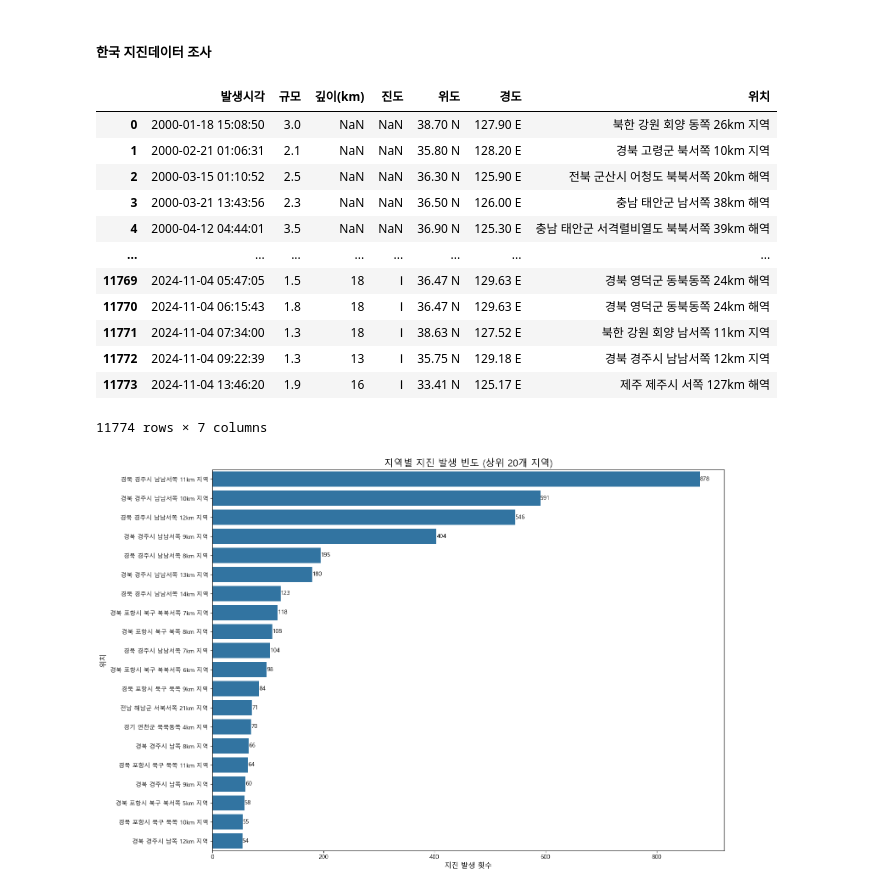
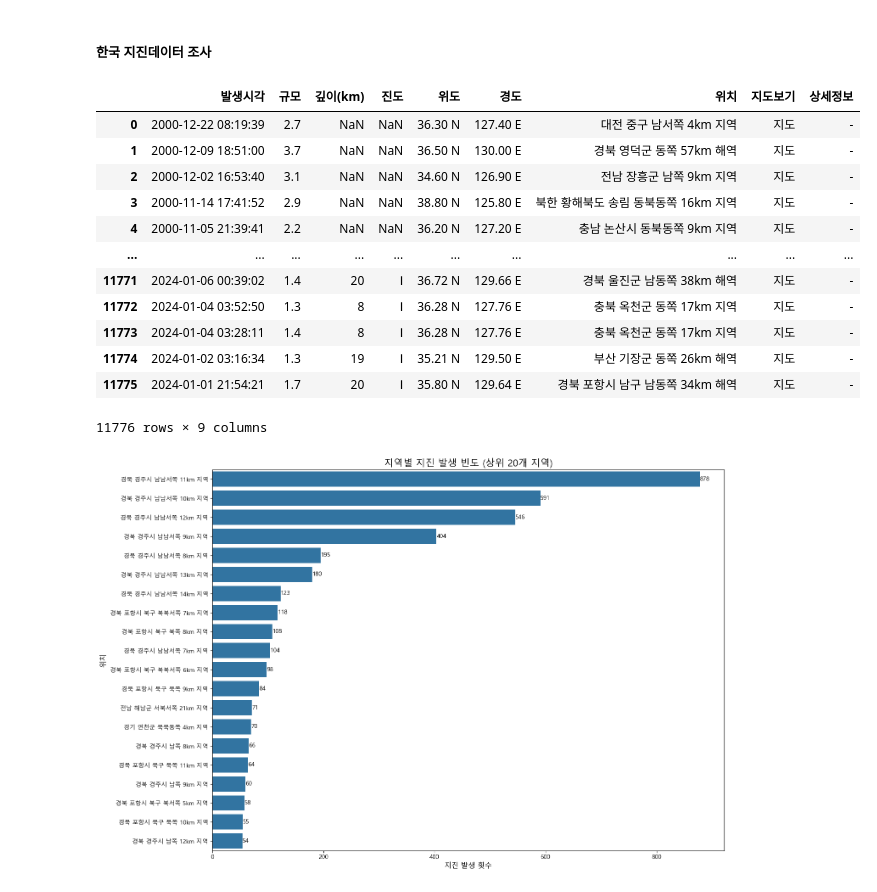
Before and after one commit to minganin99/Earthquake-Korea-DataAnalysis, a Jupyter notebook: earthquake_DA/earthquake_kor_DA.ipynb, the cells around one changed output. Drawn from its saved outputs; the diff is of its cells as text; code cells hidden in the pictures.

Commit message:
earth_kor_modified

```diff
--- a/earthquake_DA/earthquake_kor_DA.ipynb
+++ b/earthquake_DA/earthquake_kor_DA.ipynb
@@ -3,22 +3,22 @@
 # %%
 import pandas as pd
 # %%
-df = pd.read_excel('C:/Users/campus4D036/Desktop/프로젝트/팀프로젝트/Earthquake-Korea-DataAnalysis/data_set/최종데이터셋/지진/시계열_한국_지진데이터.xlsx')
+df = pd.read_excel('C:/Users/campus4D036/Desktop/프로젝트/Earthquake-Korea-DataAnalysis/최종데이터셋/지진/시계열_한국_지진데이터.xlsx')
 df
 # %% [output]
-|  | 발생시각 | 규모 | 깊이(km) | 진도 | 위도 | 경도 | 위치 |
-| 0 | 2000-01-18 15:08:50 | 3.0 | NaN | NaN | 38.70 N | 127.90 E | 북한 강원 회양 동쪽 26km 지역 |
-| 1 | 2000-02-21 01:06:31 | 2.1 | NaN | NaN | 35.80 N | 128.20 E | 경북 고령군 북서쪽 10km 지역 |
-| 2 | 2000-03-15 01:10:52 | 2.5 | NaN | NaN | 36.30 N | 125.90 E | 전북 군산시 어청도 북북서쪽 20km 해역 |
-| 3 | 2000-03-21 13:43:56 | 2.3 | NaN | NaN | 36.50 N | 126.00 E | 충남 태안군 남서쪽 38km 해역 |
-| 4 | 2000-04-12 04:44:01 | 3.5 | NaN | NaN | 36.90 N | 125.30 E | 충남 태안군 서격렬비열도 북북서쪽 39km 해역 |
-| ... | ... | ... | ... | ... | ... | ... | ... |
-| 11769 | 2024-11-04 05:47:05 | 1.5 | 18 | Ⅰ | 36.47 N | 129.63 E | 경북 영덕군 동북동쪽 24km 해역 |
-| 11770 | 2024-11-04 06:15:43 | 1.8 | 18 | Ⅰ | 36.47 N | 129.63 E | 경북 영덕군 동북동쪽 24km 해역 |
-| 11771 | 2024-11-04 07:34:00 | 1.3 | 18 | Ⅰ | 38.63 N | 127.52 E | 북한 강원 회양 남서쪽 11km 지역 |
-| 11772 | 2024-11-04 09:22:39 | 1.3 | 13 | Ⅰ | 35.75 N | 129.18 E | 경북 경주시 남남서쪽 12km 지역 |
-| 11773 | 2024-11-04 13:46:20 | 1.9 | 16 | Ⅰ | 33.41 N | 125.17 E | 제주 제주시 서쪽 127km 해역 |
+|  | 발생시각 | 규모 | 깊이(km) | 진도 | 위도 | 경도 | 위치 | 지도보기 | 상세정보 |
+| 0 | 2000-12-22 08:19:39 | 2.7 | NaN | NaN | 36.30 N | 127.40 E | 대전 중구 남서쪽 4km 지역 | 지도 | - |
+| 1 | 2000-12-09 18:51:00 | 3.7 | NaN | NaN | 36.50 N | 130.00 E | 경북 영덕군 동쪽 57km 해역 | 지도 | - |
+| 2 | 2000-12-02 16:53:40 | 3.1 | NaN | NaN | 34.60 N | 126.90 E | 전남 장흥군 남쪽 9km 지역 | 지도 | - |
+| 3 | 2000-11-14 17:41:52 | 2.9 | NaN | NaN | 38.80 N | 125.80 E | 북한 황해북도 송림 동북동쪽 16km 지역 | 지도 | - |
+| 4 | 2000-11-05 21:39:41 | 2.2 | NaN | NaN | 36.20 N | 127.20 E | 충남 논산시 동북동쪽 9km 지역 | 지도 | - |
+| ... | ... | ... | ... | ... | ... | ... | ... | ... | ... |
+| 11771 | 2024-01-06 00:39:02 | 1.4 | 20 | Ⅰ | 36.72 N | 129.66 E | 경북 울진군 남동쪽 38km 해역 | 지도 | - |
+| 11772 | 2024-01-04 03:52:50 | 1.3 | 8 | Ⅰ | 36.28 N | 127.76 E | 충북 옥천군 동쪽 17km 지역 | 지도 | - |
+| 11773 | 2024-01-04 03:28:11 | 1.4 | 8 | Ⅰ | 36.28 N | 127.76 E | 충북 옥천군 동쪽 17km 지역 | 지도 | - |
+| 11774 | 2024-01-02 03:16:34 | 1.3 | 19 | Ⅰ | 35.21 N | 129.50 E | 부산 기장군 동쪽 26km 해역 | 지도 | - |
+| 11775 | 2024-01-01 21:54:21 | 1.7 | 20 | Ⅰ | 35.80 N | 129.64 E | 경북 포항시 남구 남동쪽 34km 해역 | 지도 | - |
-11774 rows × 7 columns
+11776 rows × 9 columns
 # %%
 import pandas as pd
 import matplotlib.pyplot as plt
```
Also changed, not shown: parts of 1 cell of this notebook.
